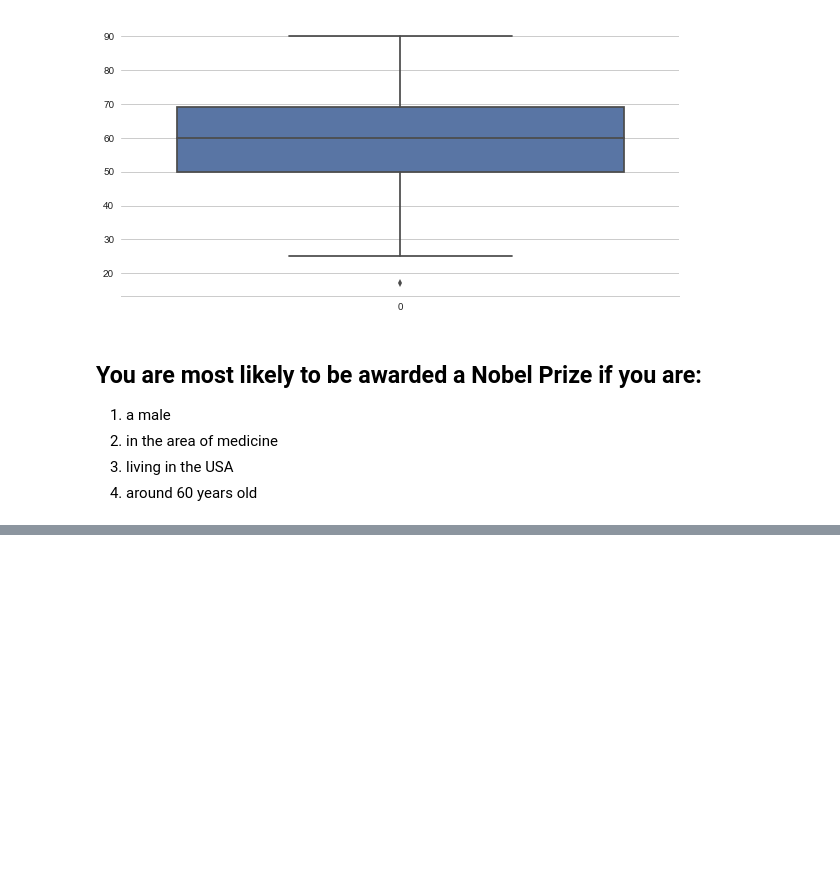
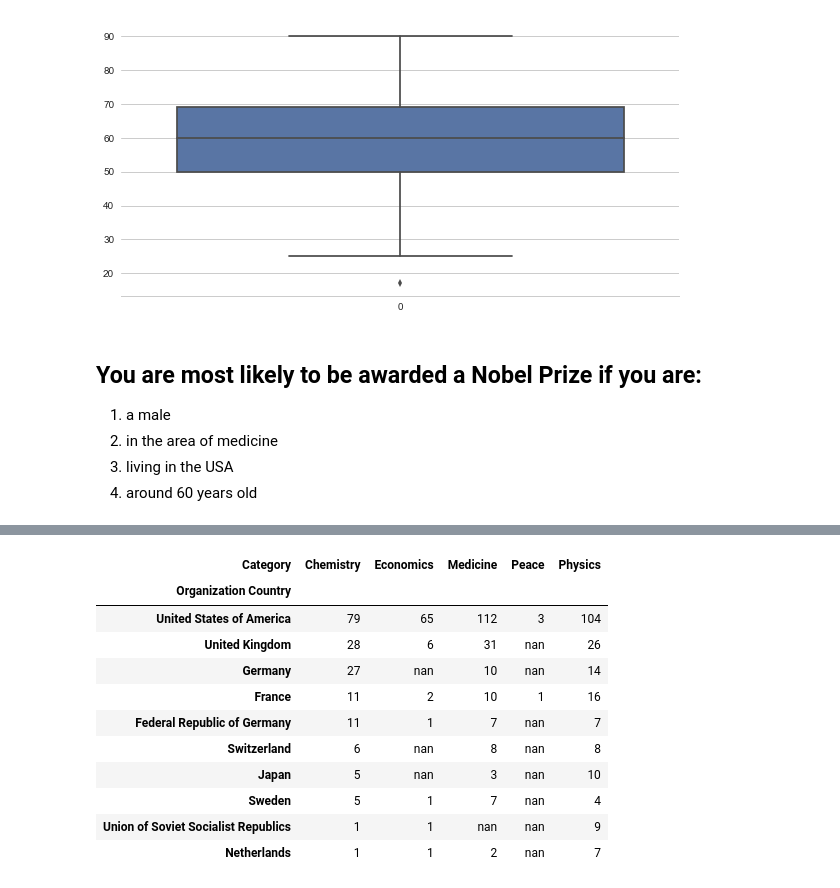
Before and after one commit to mudspringhiker/nobel_prize, a Jupyter notebook: exploratory_analysis.ipynb, the cells around one changed output, grey strips where cells are left out. Saved outputs shown, nothing was run; the diff lists cells and outputs as text; code cells hidden in the pictures; blank space fills up the shorter version.

```diff
--- a/exploratory_analysis.ipynb
+++ b/exploratory_analysis.ipynb
@@ -262,0 +282,2 @@ sns.despine(left=True)
+# %%
+top10 = [x for x in top10]
@@ -262,0 +335,15 @@ sns.despine(left=True)
+# %%
+sptop
+# %% [output]
+| Category | Chemistry | Economics | Medicine | Peace | Physics |
+| Organization Country |  |  |  |  |  |
+| United States of America | 79 | 65 | 112 | 3 | 104 |
+| United Kingdom | 28 | 6 | 31 | nan | 26 |
+| Germany | 27 | nan | 10 | nan | 14 |
+| France | 11 | 2 | 10 | 1 | 16 |
+| Federal Republic of Germany | 11 | 1 | 7 | nan | 7 |
+| Switzerland | 6 | nan | 8 | nan | 8 |
+| Japan | 5 | nan | 3 | nan | 10 |
+| Sweden | 5 | 1 | 7 | nan | 4 |
+| Union of Soviet Socialist Republics | 1 | 1 | nan | nan | 9 |
+| Netherlands | 1 | 1 | 2 | nan | 7 |
```
Also changed, not shown: parts of 27 cells of this notebook.
